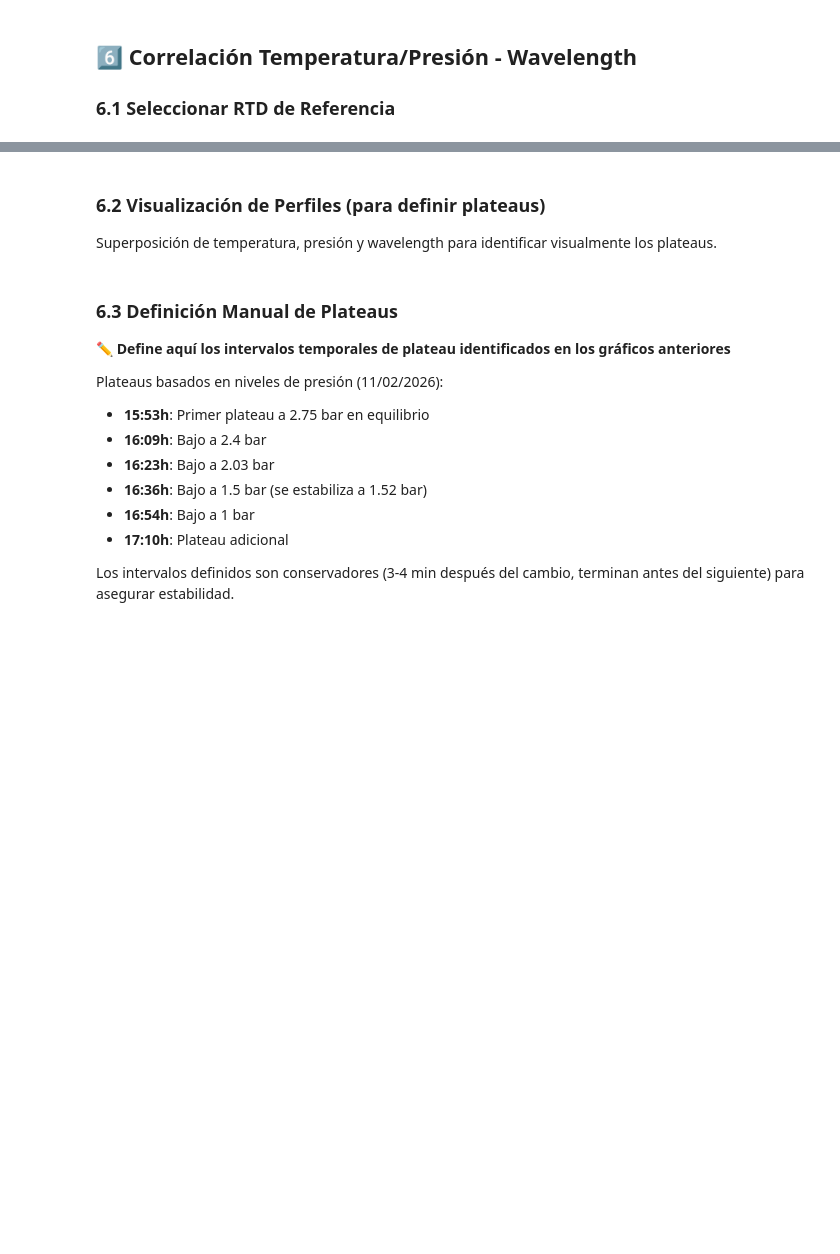
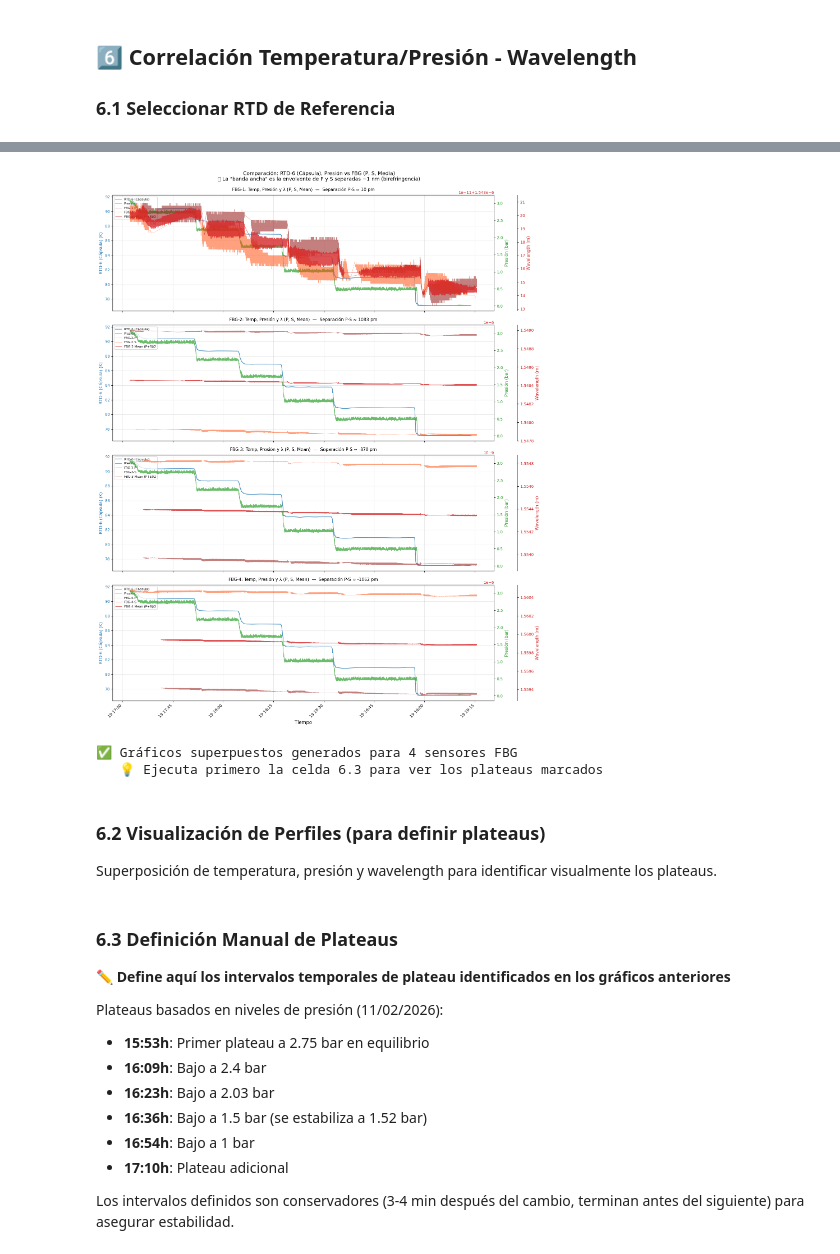
Before and after one commit to garpol/rtd-calibration-ana, a Jupyter notebook: FBG_Sensitivity_Analysis/Analisis_FBG_4sensores_20260219.ipynb, the cells around one changed output, grey strips where cells are left out. Cells and saved outputs as stored; diff of their text form; code cells hidden in the pictures; blank space fills up the shorter version.

```diff
--- a/FBG_Sensitivity_Analysis/Analisis_FBG_4sensores_20260219.ipynb
+++ b/FBG_Sensitivity_Analysis/Analisis_FBG_4sensores_20260219.ipynb
@@ -705,51 +808,77 @@ for idx, sensor_num in enumerate([1, 2, 3, 4][:n_sensors_plot]):
     ax2.plot(times_press_ref, press_ref_valid, color=color_press, linewidth=1.3, alpha=0.7, label='Presión')
     ax2.tick_params(axis='y', labelcolor=color_press)
 
-    # Eje derecho 2: Wavelength (media punto a punto P+S)
+    # Eje derecho 2: Wavelength (P, S, y media)
+    # Extraer datos de P y S para mostrar la separación
+    key_p = f"FBG-{sensor_num}-P"
+    key_s = f"FBG-{sensor_num}-S"
+    data_p = fbg_filtered_data[key_p]
+    data_s = fbg_filtered_data[key_s]
+
     ax3 = ax1.twinx()
     ax3.spines['right'].set_position(('outward', 60))
-    ax3.set_ylabel('Wavelength (nm)', fontsize=11, color=color_wav)
+    ax3.set_ylabel('Wavelength (m)', fontsize=11, color=color_wav)
+
+    # Plot P, S, y Mean con colores diferenciados
+    ax3.plot(data_p["timestamps"], data_p["wavelength"],
+             color='darkred', linewidth=0.6, alpha=0.5, label=f'FBG-{sensor_num}-P')
+    ax3.plot(data_s["timestamps"], data_s["wavelength"],
+             color='orangered', linewidth=0.6, alpha=0.5, label=f'FBG-{sensor_num}-S')
     ax3.plot(fbg_data_plot["timestamps"], fbg_data_plot["wavelength"],
-             color=color_wav, linewidth=1.2, alpha=0.7,
+             color=color_wav, linewidth=1.0, alpha=0.8,
              label=f'FBG-{sensor_num} Mean (P+S)/2')
+
+    # Calcular y mostrar separación P-S típica
+    tp = data_p["timestamps"]
+    ts = data_s["timestamps"]
+    tp_sec = np.array([t.timestamp() for t in tp])
+    ts_sec = np.array([t.timestamp() for t in ts])
+    ws_interp = np.interp(tp_sec, ts_sec, data_s["wavelength"])
+    sep_pm = np.median((data_p["wavelength"] - ws_interp)) * 1e12  # m → pm
+
     ax3.tick_params(axis='y', labelcolor=color_wav)
 
     # Leyendas combinadas
     lines1, labels1 = ax1.get_legend_handles_labels()
     lines2, labels2 = ax2.get_legend_handles_labels()
     lines3, labels3 = ax3.get_legend_handles_labels()
 
     # Añadir leyenda para plateaus si existen
     if 'plateau_data' in globals() and len(plateau_data) > 0 and idx == 0:
         from matplotlib.lines import Line2D
         custom_lines = [Line2D([0], [0], color='red', linestyle='--', linewidth=1.5),
                        Line2D([0], [0], color='blue', linestyle='--', linewidth=1.5)]
         ax1.legend(lines1 + lines2 + lines3 + custom_lines,
                   labels1 + labels2 + labels3 + ['Inicio plateau', 'Fin plateau'],
-                  loc='upper left', fontsize=9)
+                  loc='upper left', fontsize=8)
     else:
-        ax1.legend(lines1 + lines2 + lines3, labels1 + labels2 + labels3, loc='upper left', fontsize=9)
+        ax1.legend(lines1 + lines2 + lines3, labels1 + labels2 + labels3, loc='upper left', fontsize=8)
 
-    # Título del subplot
-    ax1.set_title(f'FBG-{sensor_num}: Temperatura, Presión y Wavelength (Media Punto a Punto)',
-                  fontsize=12, pad=10)
+    # Título del subplot con separación P-S
+    ax1.set_title(f'FBG-{sensor_num}: Temp, Presión y λ (P, S, Mean)  —  Separación P-S ≈ {sep_pm:.0f} pm',
+                  fontsize=11, pad=10)
 
 # Solo en el último subplot
 axes[-1].set_xlabel('Tiempo', fontsize=12)
 for label in axes[-1].get_xticklabels():
     label.set_rotation(45)
     label.set_ha('right')
 
-plt.suptitle(f'Comparación de Perfiles: {rtd_ref_name}, Presión vs FBG Sensors (Media P+S)',
-             fontsize=14, y=0.995)
+plt.suptitle(f'Comparación: {rtd_ref_name}, Presión vs FBG (P, S, Media)\n'
+             f'💡 La "banda ancha" es la envolvente de P y S separadas ~1 nm (birefringencia)',
+             fontsize=13, y=0.995)
 plt.tight_layout()
 plt.show()
 
 print(f"✅ Gráficos superpuestos generados para {n_sensors_plot} sensores FBG")
 if 'plateau_data' in globals() and len(plateau_data) > 0:
     print(f"   🔴🔵 Plateaus marcados con líneas verticales (rojo=inicio, azul=fin)")
 else:
     print(f"   💡 Ejecuta primero la celda 6.3 para ver los plateaus marcados")
+# %% [output]
+[figure, added]
+✅ Gráficos superpuestos generados para 4 sensores FBG
+   💡 Ejecuta primero la celda 6.3 para ver los plateaus marcados
 # %% [markdown]
 ### 6.2 Visualización de Perfiles (para definir plateaus)
 
```
Also changed, not shown: parts of 22 cells of this notebook.
